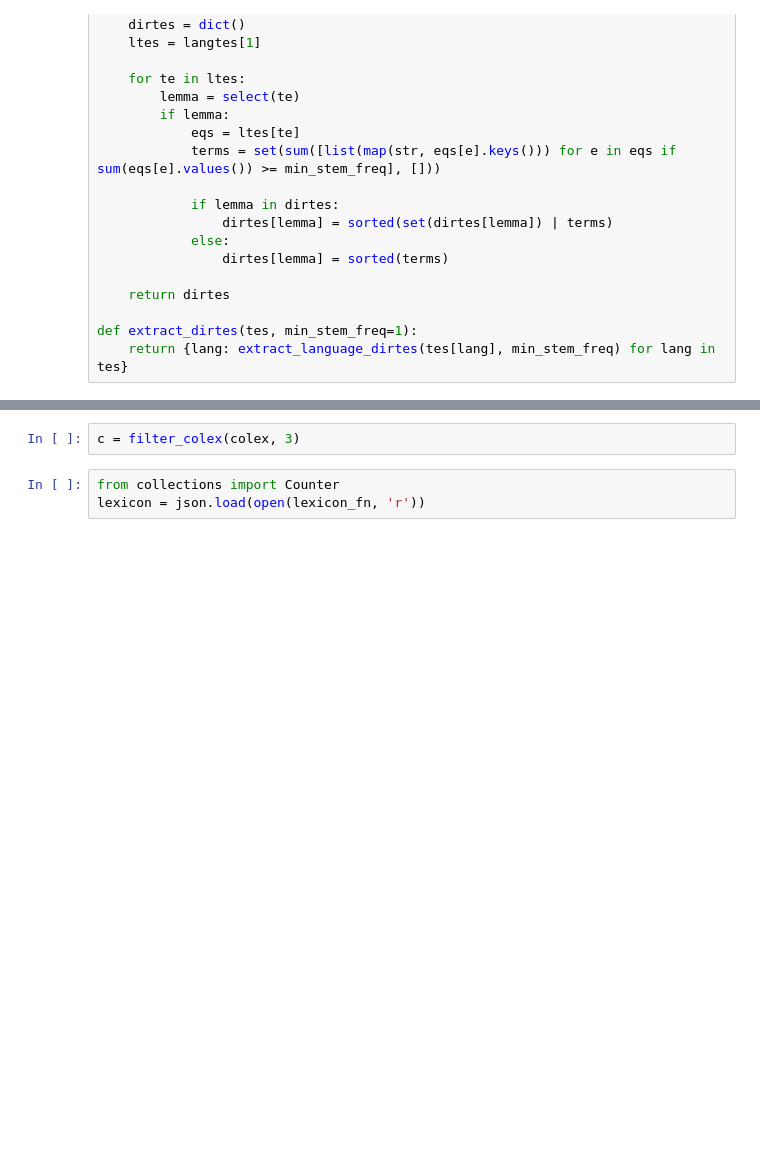
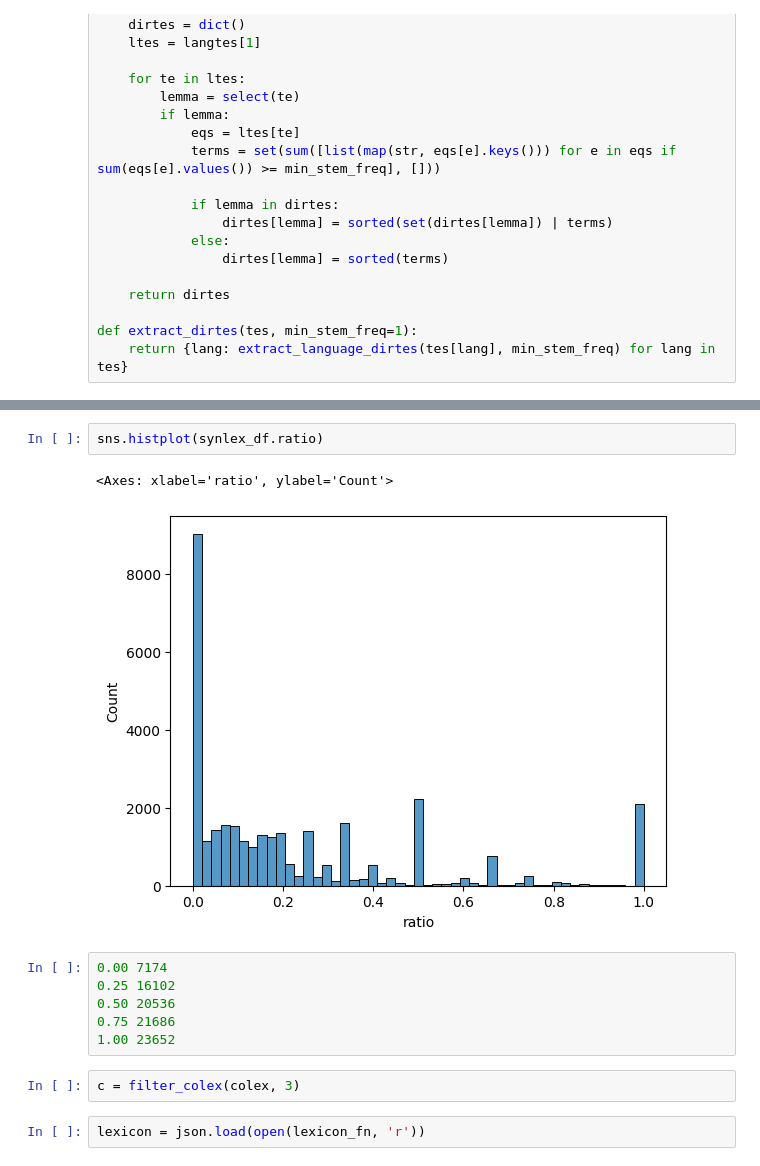
Before and after one commit to jtorgue/narrniche, a Jupyter notebook: notebooks/01_colexification.ipynb, the cells around one changed output, grey strips where cells are left out. Drawn from its saved outputs; the diff is of its cells as text; blank space fills up the shorter version.

```diff
--- a/notebooks/01_colexification.ipynb
+++ b/notebooks/01_colexification.ipynb
@@ -340,7 +498,17 @@ sns.scatterplot(x=rng, y=nb_items)
+# %%
+sns.histplot(synlex_df.ratio)
+# %% [output]
+<Axes: xlabel='ratio', ylabel='Count'>
+[figure, added]
+# %%
+0.00 7174
+0.25 16102
+0.50 20536
+0.75 21686
+1.00 23652
 # %%
 c = filter_colex(colex, 3)
 # %%
-from collections import Counter
 lexicon = json.load(open(lexicon_fn, 'r'))
 # %%
 for i, n in Counter(c.nonzero()[0]).most_common():
```
Also changed, not shown: parts of 29 cells of this notebook, 24 other files.
